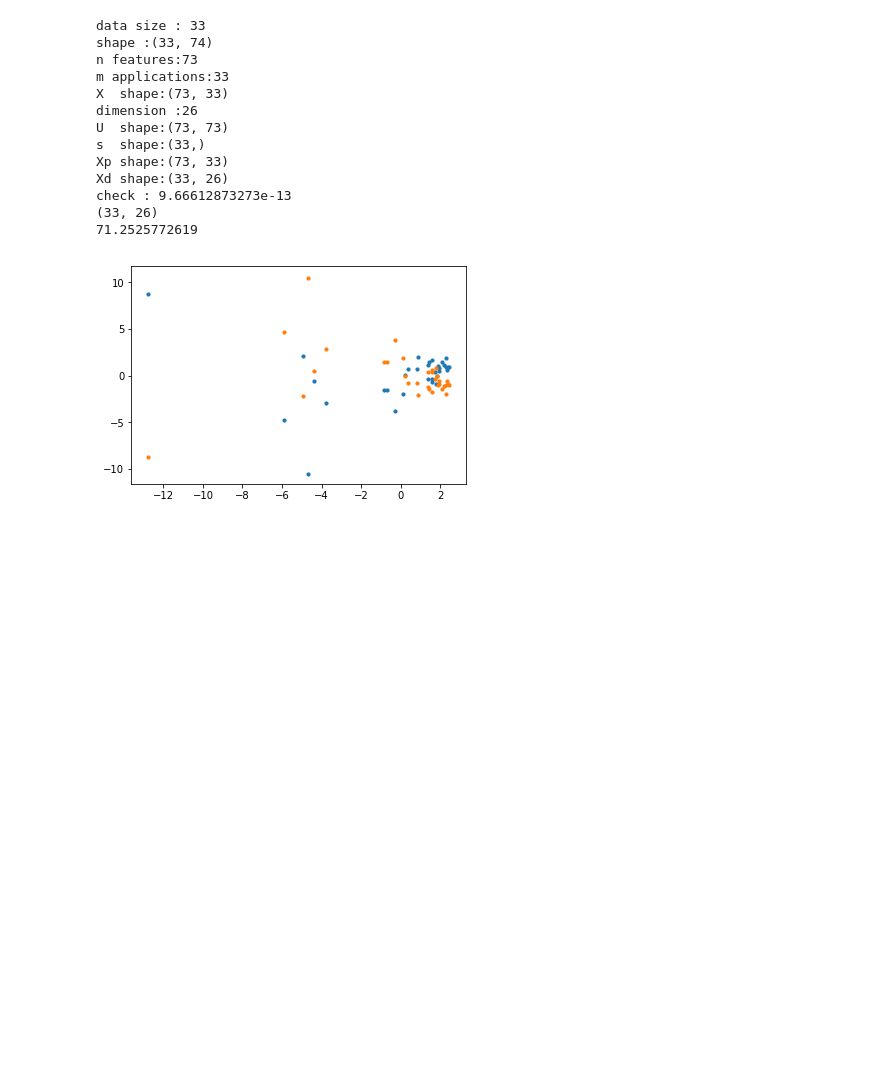
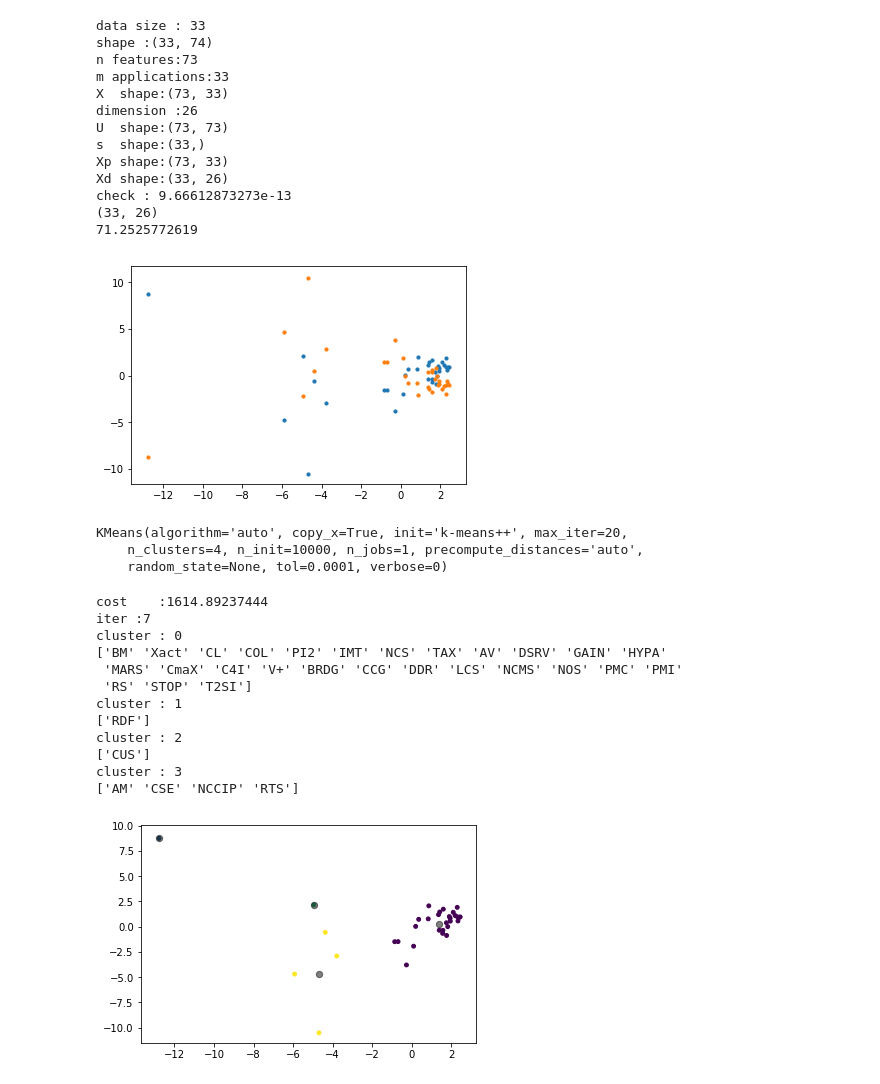
Before and after one commit to PierreLavency/EntArch, a Jupyter notebook: kmean.ipynb, the cells around one changed output. Cells and saved outputs as stored; diff of their text form; code cells hidden in the pictures; blank space fills up the shorter version.

```diff
--- a/kmean.ipynb
+++ b/kmean.ipynb
@@ -12,10 +13,9 @@ dirname='.'
 # %%
 #from google drive
-dirname= '/content/gdrive/My Drive/EntArch/Notebooks/Input/'
+dirname= "/content/gdrive/My Drive/EntArch/Data/"
 from google.colab import drive
 drive.mount('/content/gdrive')
 # %%
-
 #from gitHub
 try:
     import google.colab
@@ -26,12 +26,13 @@ except:
 if IN_COLAB:
     print("Downloading Colab files")
     ! shred -u setup_google_colab.py
-    ! wget https://raw.githubusercontent.com/PierreLavency/EntArch/master/setup_google_colab.py -O setup_google_colab.py
+    ! wget --no-check-certificate https://raw.githubusercontent.com/PierreLavency/EntArch/master/setup_google_colab.py -O setup_google_colab.py
     import setup_google_colab
-    setup_google_colab.load_data_final_project()
+    setup_google_colab.load_data()
+    dirname=""
 # %%
 def getDataFrame(dim,trace=False) :
-    fileName=dirname+'/Data/CBL_'+str(dim)+'_features.csv'
+    fileName=dirname+'CBL_'+str(dim)+'_features.csv'
     dataFrame =  pd.read_csv(fileName,sep=',',header=None)
     dataFrame = dataFrame.dropna(1)
     if trace :
@@ -124,13 +124,31 @@ max_iter=20
 
 kmeans =KMeans(n_clusters=n_cluster,n_init=n_init, max_iter=max_iter)
 kmeans.fit(Xd)
+# %% [output]
+KMeans(algorithm='auto', copy_x=True, init='k-means++', max_iter=20,
+    n_clusters=4, n_init=10000, n_jobs=1, precompute_distances='auto',
+    random_state=None, tol=0.0001, verbose=0)
 # %%
 print('cost    :'+str(kmeans.inertia_))
 print('iter :'+str(kmeans.n_iter_))
 plt.scatter(Xd[:, 0], Xd[:, 1], c=kmeans.labels_, s=15, cmap='viridis')
 centers = kmeans.cluster_centers_
 plt.scatter(centers[:, 0], centers[:, 1], c='black', s=40, alpha=0.5)
-printCluster(Xframe,kmeans.labels_)
+printCluster(Xf,kmeans.labels_)
+# %% [output]
+cost    :1614.89237444
+iter :7
+cluster : 0
+['BM' 'Xact' 'CL' 'COL' 'PI2' 'IMT' 'NCS' 'TAX' 'AV' 'DSRV' 'GAIN' 'HYPA'
+ 'MARS' 'CmaX' 'C4I' 'V+' 'BRDG' 'CCG' 'DDR' 'LCS' 'NCMS' 'NOS' 'PMC' 'PMI'
+ 'RS' 'STOP' 'T2SI']
+cluster : 1
+['RDF']
+cluster : 2
+['CUS']
+cluster : 3
+['AM' 'CSE' 'NCCIP' 'RTS']
+[figure, added]
 # %%
 n_cluster=4
 n_init=1000
```
Also changed, not shown: parts of 5 cells of this notebook, 1 other file.
